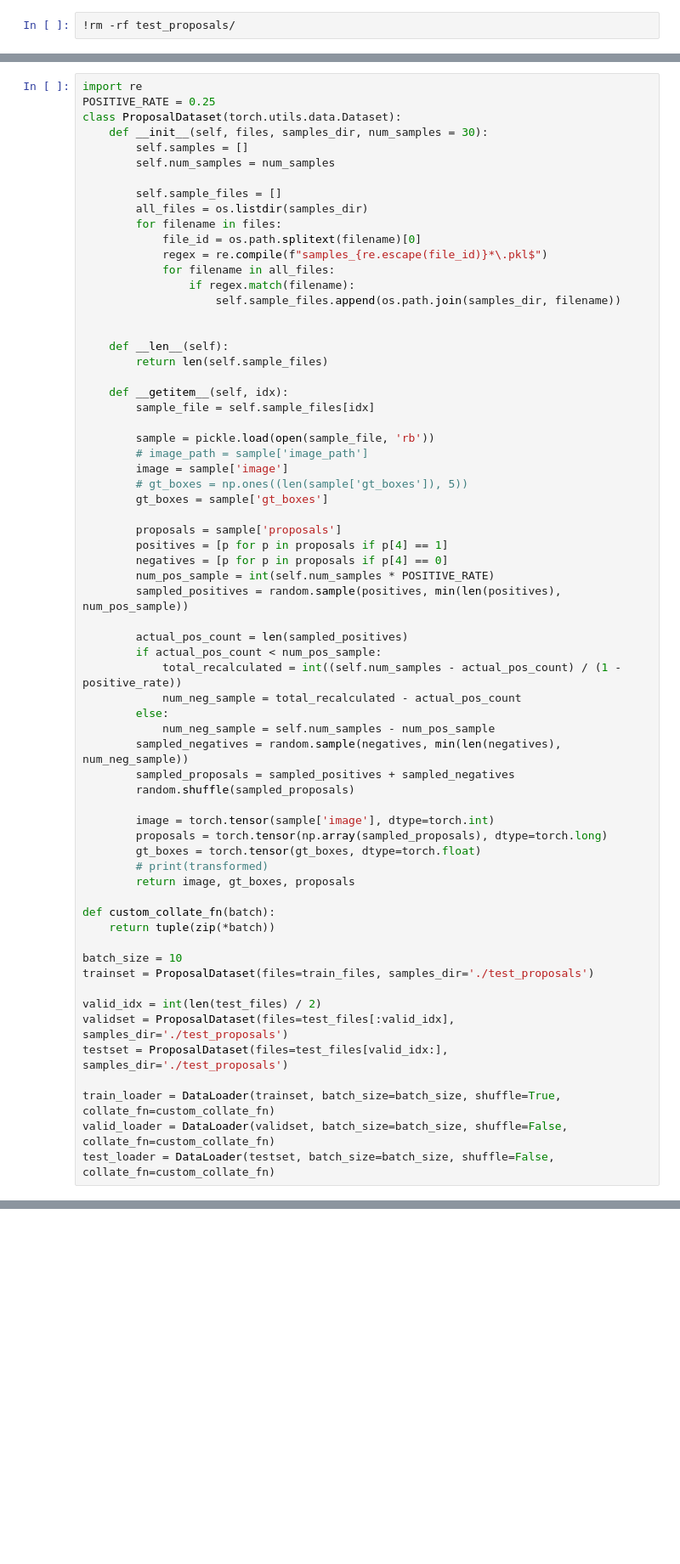
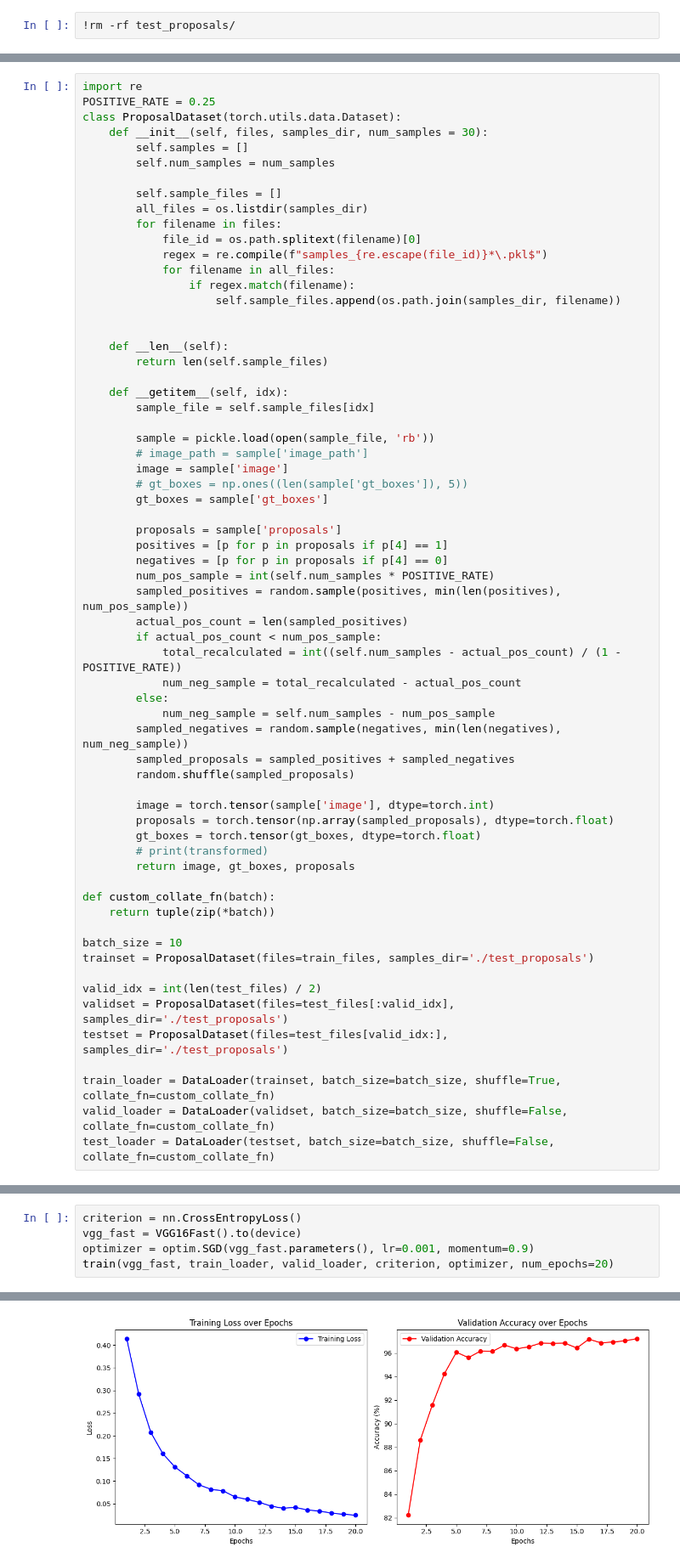
Before and after one commit to yundongbot/02516-IDLCV, a Jupyter notebook: exe/exe3/3.2.ipynb, the cells around one changed output, grey strips where cells are left out. Shown at 85% size. Saved outputs shown, nothing was run; the diff lists cells and outputs as text; blank space fills up the shorter version.

```diff
--- a/exe/exe3/3.2.ipynb
+++ b/exe/exe3/3.2.ipynb
@@ -338,10 +356,9 @@ class ProposalDataset(torch.utils.data.Dataset):
         negatives = [p for p in proposals if p[4] == 0]
         num_pos_sample = int(self.num_samples * POSITIVE_RATE)
         sampled_positives = random.sample(positives, min(len(positives), num_pos_sample))
-
         actual_pos_count = len(sampled_positives)
         if actual_pos_count < num_pos_sample:
-            total_recalculated = int((self.num_samples - actual_pos_count) / (1 - positive_rate))
+            total_recalculated = int((self.num_samples - actual_pos_count) / (1 - POSITIVE_RATE))
             num_neg_sample = total_recalculated - actual_pos_count
         else:
             num_neg_sample = self.num_samples - num_pos_sample
@@ -350,7 +367,7 @@ class ProposalDataset(torch.utils.data.Dataset):
         random.shuffle(sampled_proposals)
 
         image = torch.tensor(sample['image'], dtype=torch.int)
-        proposals = torch.tensor(np.array(sampled_proposals), dtype=torch.long)
+        proposals = torch.tensor(np.array(sampled_proposals), dtype=torch.float)
         gt_boxes = torch.tensor(gt_boxes, dtype=torch.float)
         # print(transformed)
         return image, gt_boxes, proposals
@@ -441,0 +586,6 @@ cuda
+# %%
+criterion = nn.CrossEntropyLoss()
+vgg_fast = VGG16Fast().to(device)
+optimizer = optim.SGD(vgg_fast.parameters(), lr=0.001, momentum=0.9)
+train(vgg_fast, train_loader, valid_loader, criterion, optimizer, num_epochs=20)
+# %% [output]
@@ -441,0 +609 @@ cuda
+[figure, added]
```
Also changed, not shown: parts of 11 cells of this notebook.
